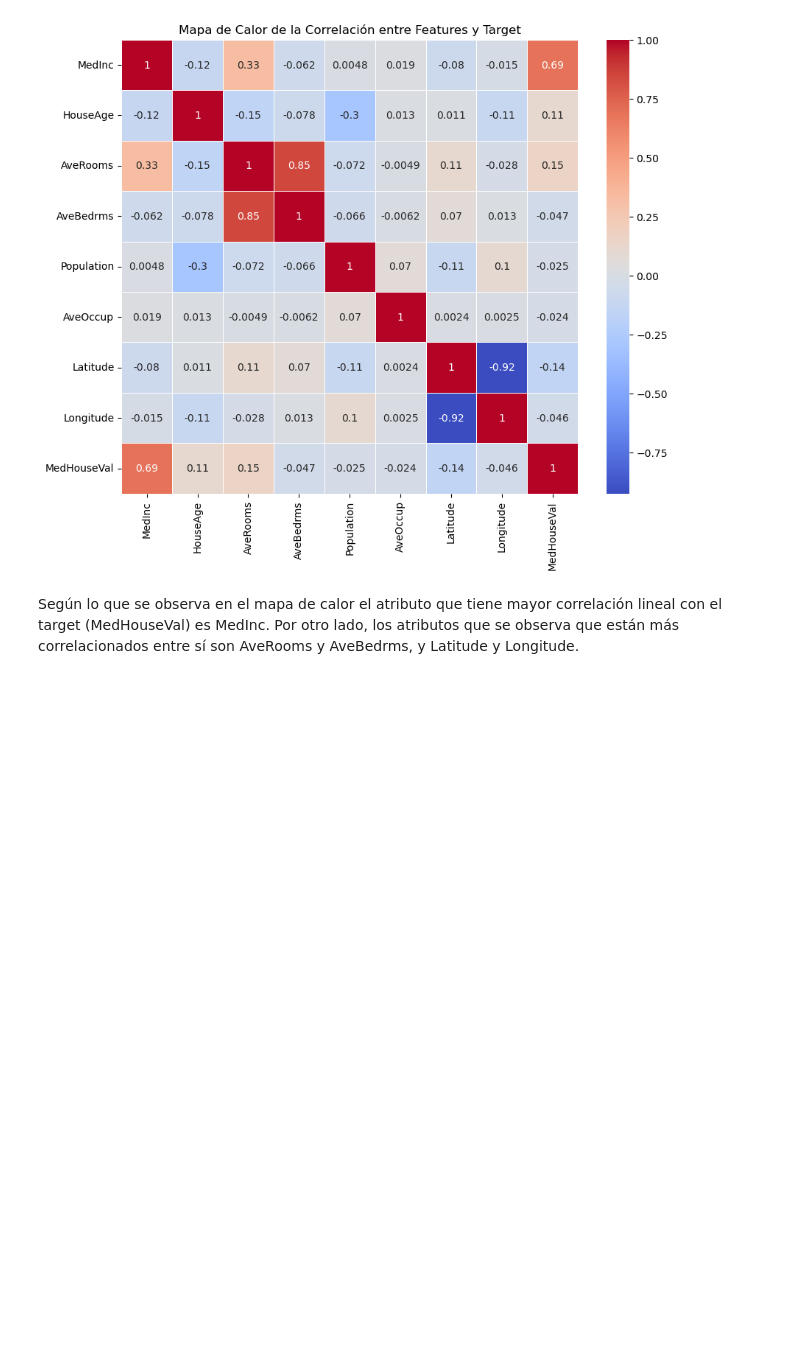
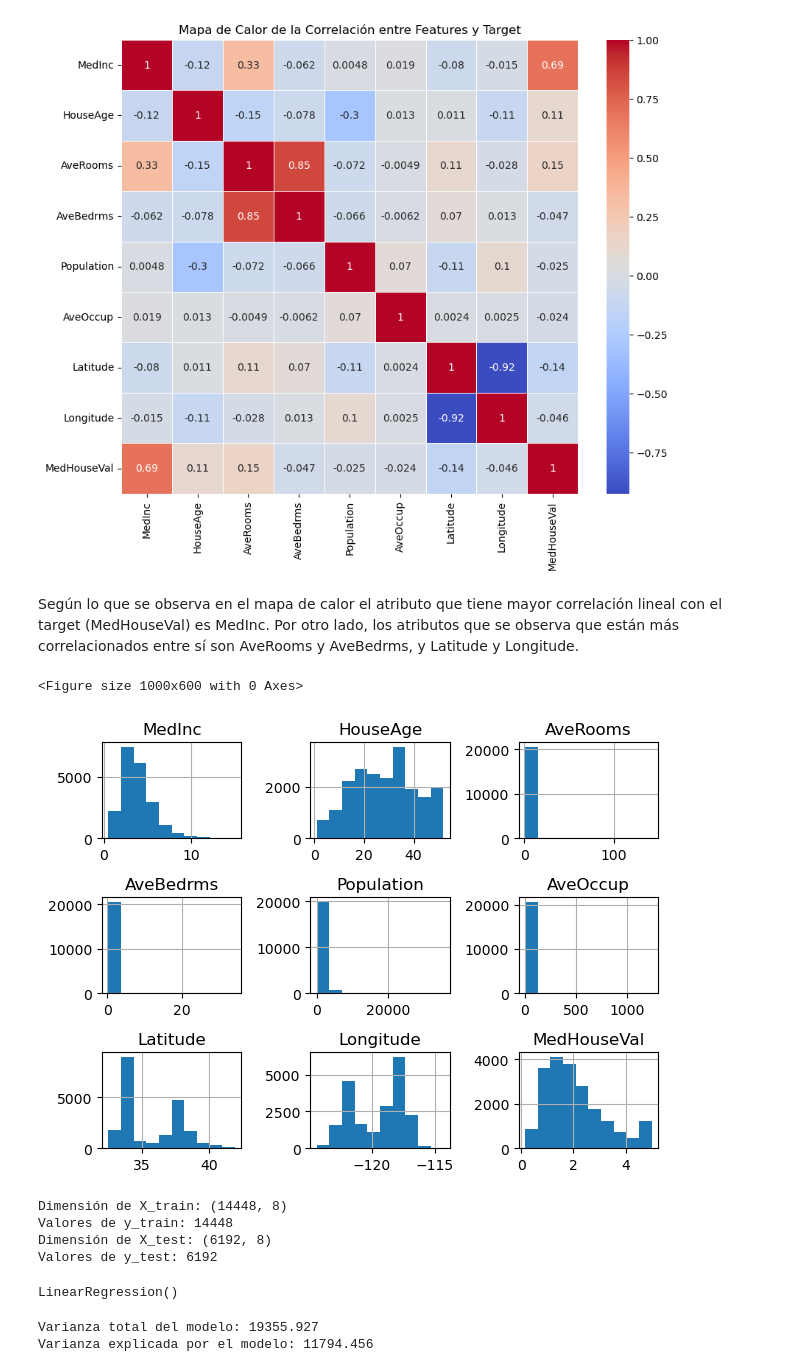
Before and after one commit to Grupo-CEIA-IIA/ceia_iia_tps, a Jupyter notebook: TP2/TP2.ipynb, the cells around one changed output. Cells and saved outputs as stored; diff of their text form; code cells hidden in the pictures; blank space fills up the shorter version.

```diff
--- a/TP2/TP2.ipynb
+++ b/TP2/TP2.ipynb
@@ -79,0 +74,15 @@ df_california.head()
+# %%
+# Leemos el dataset
+california_housing = fetch_california_housing()
+
+# Y obtenemos los atributos y target
+X = california_housing.data
+y = california_housing.target
+
+# Transformamos en Pandas
+X = pd.DataFrame(X, columns=california_housing['feature_names'])
+y = pd.Series(y, name=california_housing['target_names'][0])
+
+# Unimos a X e y, esto ayuda a la parte de la gráfica del mapa de calor de correlación
+df_california = pd.concat([X, y], axis=1)
+df_california.head()
@@ -103,3 +119,65 @@ plt.show()
 [figure]
 # %% [markdown]
 Según lo que se observa en el mapa de calor el atributo que tiene mayor correlación lineal con el target (MedHouseVal) es MedInc. Por otro lado, los atributos que se observa que están más correlacionados entre sí son AveRooms y AveBedrms, y Latitude y Longitude.
+# %%
+plt.figure(figsize=(10, 6))  # Ajustar según sea necesario
+
+# Dibuja el histograma
+df_california.hist()
+
+# Ajusta el layout para evitar superposición
+plt.tight_layout()
+
+# Muestra el gráfico
+plt.show()
+# %% [output]
+<Figure size 1000x600 with 0 Axes>
+[figure, added]
+# %%
+# Dividimos el dataset en entrenamiento y prueba
+# 70% entrenamiento, 30% prueba
+# random_state es para que la división sea reproducible
+X_train, X_test, y_train, y_test = train_test_split(X,  y, test_size=0.3, random_state=42)
+
+# Escalemos los datos
+scaler = StandardScaler()
+# Entrenamiento: aprende las medias y stds y transforma
+X_train_scaled = scaler.fit_transform(X_train)
+# Prueba: usa las mismas medias y stds para transformar
+X_test_scaled = scaler.transform(X_test)
+
+# Lo transformemos en DataFrames
+X_train_scaled = pd.DataFrame(X_train_scaled, columns=california_housing['feature_names'])
+X_test_scaled = pd.DataFrame(X_test_scaled, columns=california_housing['feature_names'])
+
+# Datos de train y de test
+print("Dimensión de X_train:",X_train.shape)
+print("Valores de y_train:",y_train.size)
+print("Dimensión de X_test:",X_test.shape)
+print("Valores de y_test:",len(y_test))
+# %% [output]
+Dimensión de X_train: (14448, 8)
+Valores de y_train: 14448
+Dimensión de X_test: (6192, 8)
+Valores de y_test: 6192
+# %%
+model = LinearRegression()
+model.fit(X_train_scaled, y_train)
+# %% [output]
+LinearRegression()
+# %%
+# Predicción
+y_model = model.predict(X_train_scaled)
+
+# Media de los valores de entrenamiento
+y_train_mean = y_train.mean()
+
+# Varianza total y varianza explicada
+total_var = np.sum((y_train - y_train_mean)**2)
+explained_var = np.sum((y_model - y_train_mean)**2)
+
+print(f"Varianza total del modelo: {round(total_var, 3)}")
+print(f"Varianza explicada por el modelo: {round(explained_var, 3)}")
+# %% [output]
+Varianza total del modelo: 19355.927
+Varianza explicada por el modelo: 11794.456
```
Also changed, not shown: parts of 7 cells of this notebook.
